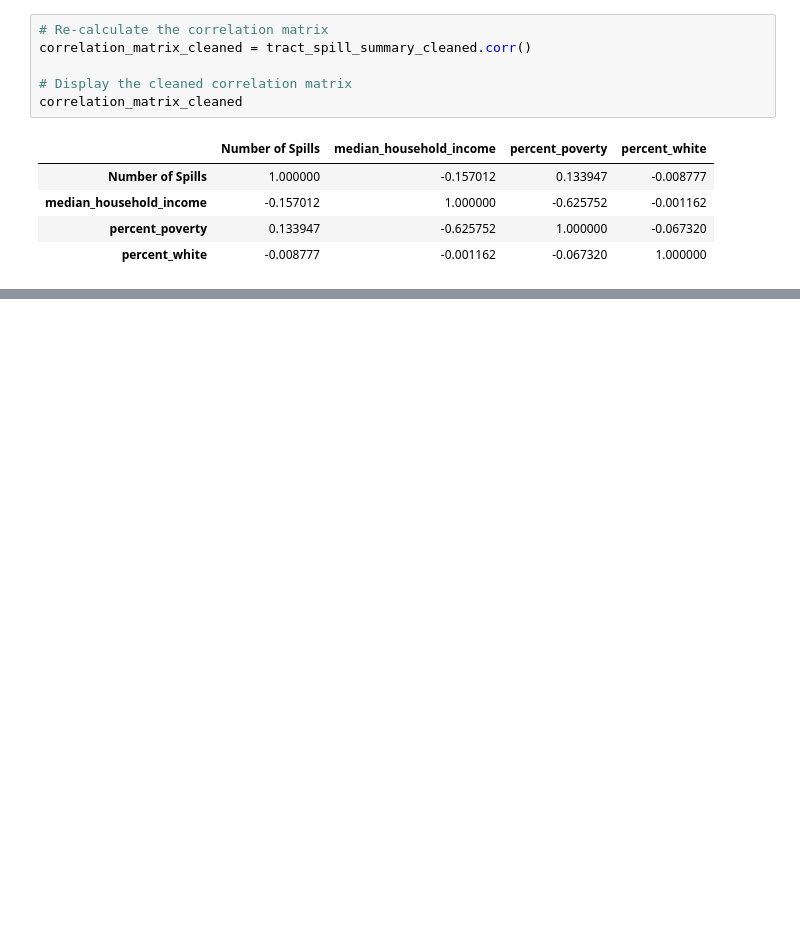
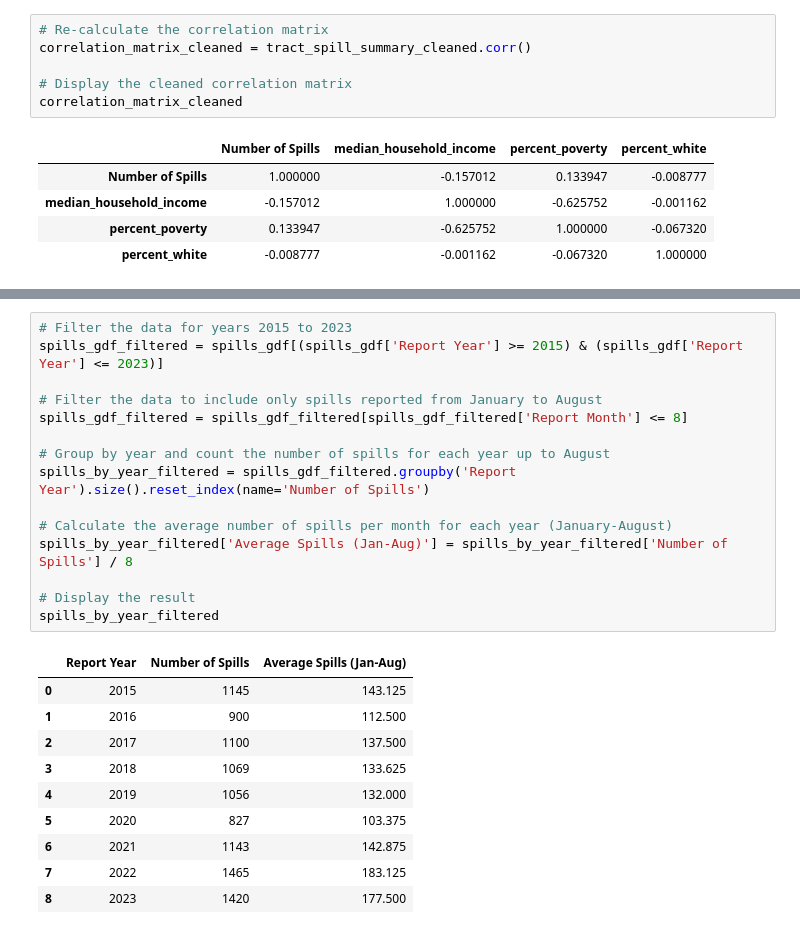
Before and after one commit to dadams-AU/colorado_spills, a Jupyter notebook: analysis/analysis2.ipynb, the cells around one changed output, grey strips where cells are left out. Cells and saved outputs as stored; diff of their text form; blank space fills up the shorter version.

```diff
--- a/analysis/analysis2.ipynb
+++ b/analysis/analysis2.ipynb
@@ -482,0 +499,26 @@ correlation_matrix_cleaned
+# %%
+# Filter the data for years 2015 to 2023
+spills_gdf_filtered = spills_gdf[(spills_gdf['Report Year'] >= 2015) & (spills_gdf['Report Year'] <= 2023)]
+
+# Filter the data to include only spills reported from January to August
+spills_gdf_filtered = spills_gdf_filtered[spills_gdf_filtered['Report Month'] <= 8]
+
+# Group by year and count the number of spills for each year up to August
+spills_by_year_filtered = spills_gdf_filtered.groupby('Report Year').size().reset_index(name='Number of Spills')
+
+# Calculate the average number of spills per month for each year (January-August)
+spills_by_year_filtered['Average Spills (Jan-Aug)'] = spills_by_year_filtered['Number of Spills'] / 8
+
+# Display the result
+spills_by_year_filtered
+# %% [output]
+|  | Report Year | Number of Spills | Average Spills (Jan-Aug) |
+| 0 | 2015 | 1145 | 143.125 |
+| 1 | 2016 | 900 | 112.500 |
+| 2 | 2017 | 1100 | 137.500 |
+| 3 | 2018 | 1069 | 133.625 |
+| 4 | 2019 | 1056 | 132.000 |
+| 5 | 2020 | 827 | 103.375 |
+| 6 | 2021 | 1143 | 142.875 |
+| 7 | 2022 | 1465 | 183.125 |
+| 8 | 2023 | 1420 | 177.500 |
```
Also changed, not shown: parts of 10 cells of this notebook.
